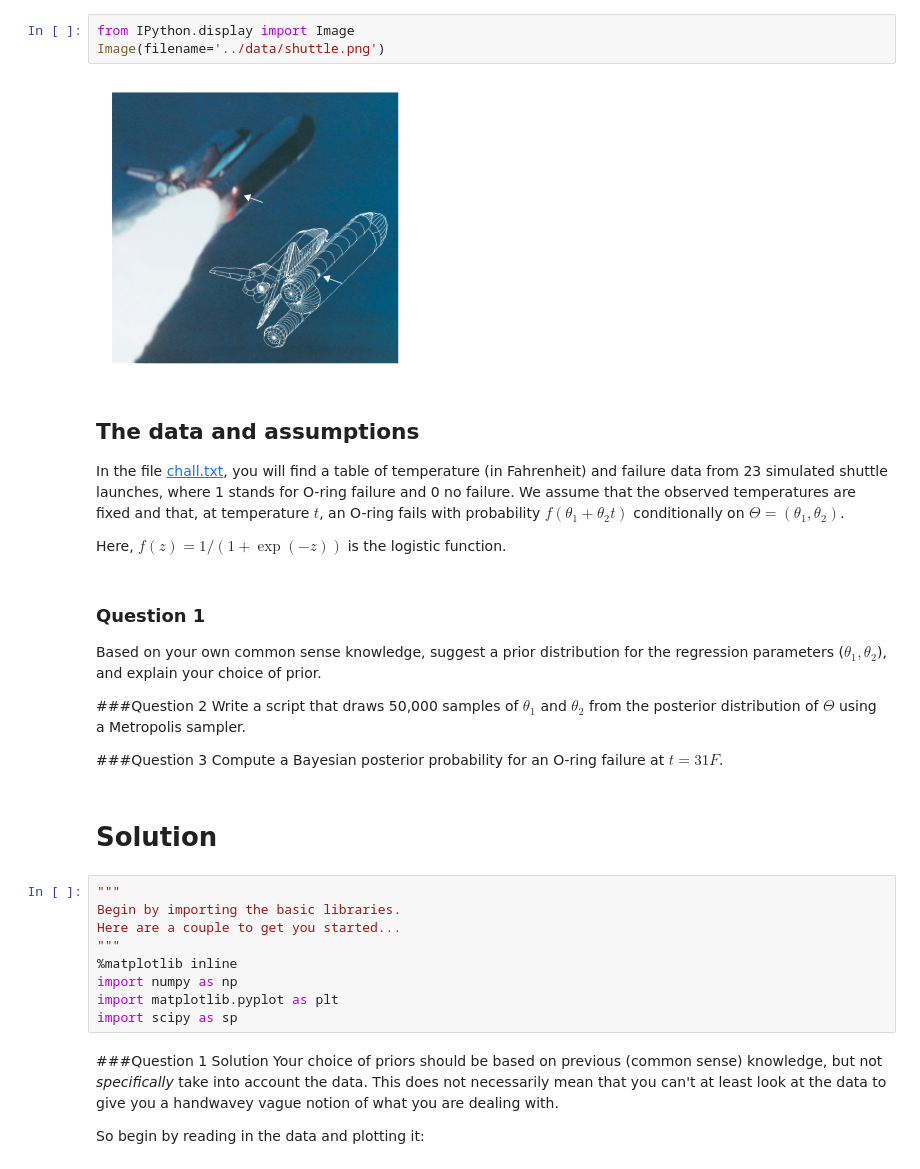
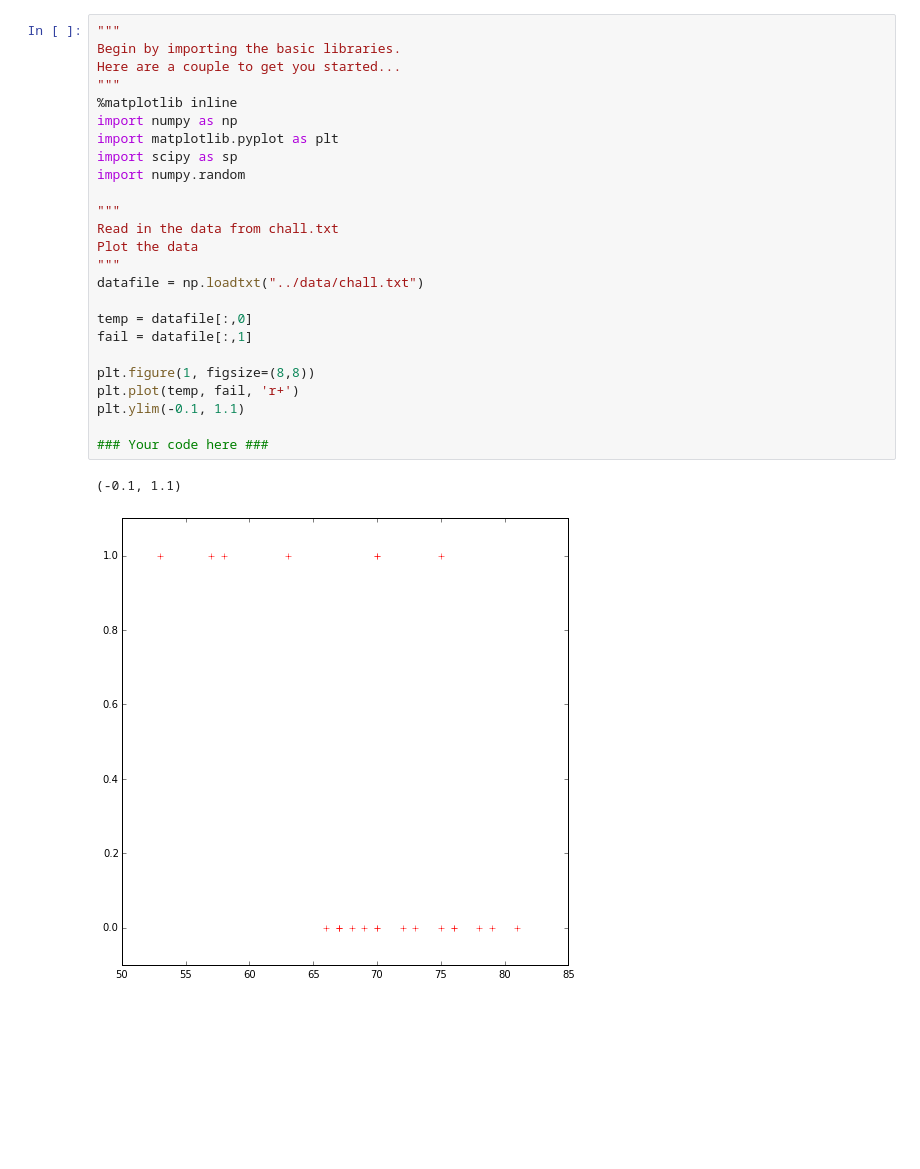
Before and after one commit to pmelchior/usrp-sciprog, a Jupyter notebook: day6/Challenger.ipynb, the cells around one changed output. Saved outputs shown, nothing was run; the diff lists cells and outputs as text; blank space fills up the shorter version.

```diff
--- a/day6/Challenger.ipynb
+++ b/day6/Challenger.ipynb
@@ -11,36 +1,28 @@ This afternoon, you are going to use real test data from NASA, along with your n
-# %%
-from IPython.display import Image
-Image(filename='../data/shuttle.png')
-# %% [output]
-[figure, removed]
-# %% [markdown]
-## The data and assumptions
-
-In the file <a href="../data/chall.txt">chall.txt</a>, you will find a table of temperature (in Fahrenheit) and failure data from 23 simulated shuttle launches, where 1 stands for O-ring failure and 0 no failure.  We assume that the observed temperatures are fixed and that, at temperature $t$, an O-ring fails with probability $f(\theta_{1}+\theta_{2}t)$ conditionally on $\Theta = (\theta_1, \theta_2)$.
-
-Here, $f(z) = 1/(1 + \exp(-z))$ is the logistic function.
-# %% [markdown]
-### Question 1
-Based on your own common sense knowledge, suggest a prior distribution for the regression parameters ($\theta_1, \theta_2$), and explain your choice of prior.
-
-###Question 2
-Write a script that draws 50,000 samples of $\theta_1$ and $\theta_2$ from the posterior distribution of $\Theta$ using a Metropolis sampler.
-
-###Question 3
-Compute a Bayesian posterior probability for an O-ring failure at $t = 31F$.
-# %% [markdown]
-# Solution
 # %%
 """
 Begin by importing the basic libraries.
 Here are a couple to get you started...
 """
 %matplotlib inline
 import numpy as np
 import matplotlib.pyplot as plt
 import scipy as sp
+import numpy.random
+
+"""
+Read in the data from chall.txt
+Plot the data
+"""
+datafile = np.loadtxt("../data/chall.txt")
+
+temp = datafile[:,0]
+fail = datafile[:,1]
+
+plt.figure(1, figsize=(8,8))
+plt.plot(temp, fail, 'r+')
+plt.ylim(-0.1, 1.1)
+
+### Your code here ###
+# %% [output]
+(-0.1, 1.1)
+[figure, added]
-# %% [markdown]
-###Question 1 Solution
-Your choice of priors should be based on previous (common sense) knowledge, but not <i>specifically</i> take into account the data. This does not necessarily mean that you can't at least look at the data to give you a handwavey vague notion of what you are dealing with.
-
-So begin by reading in the data and plotting it:
```
Also changed, not shown: parts of 21 cells of this notebook, 1 other file.
